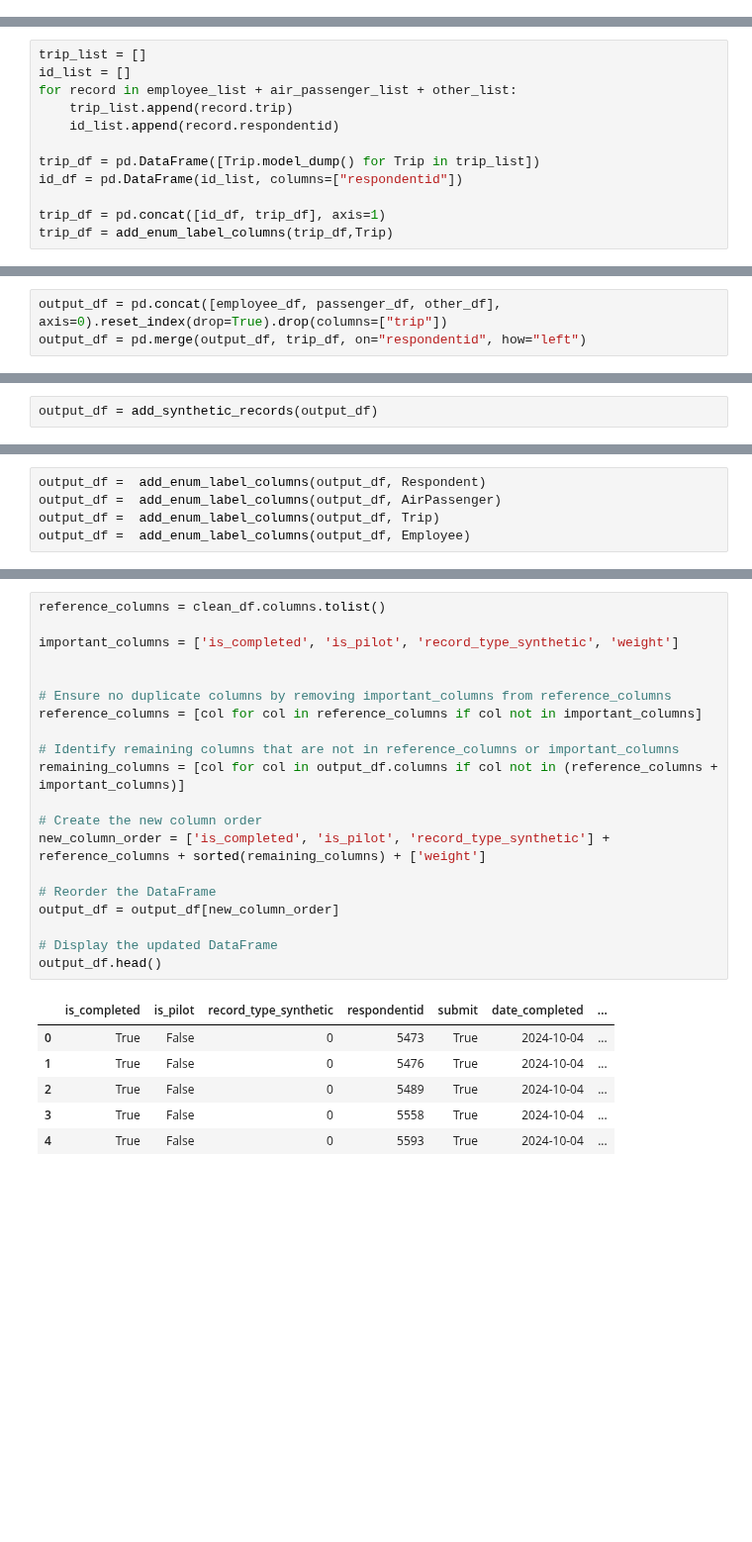
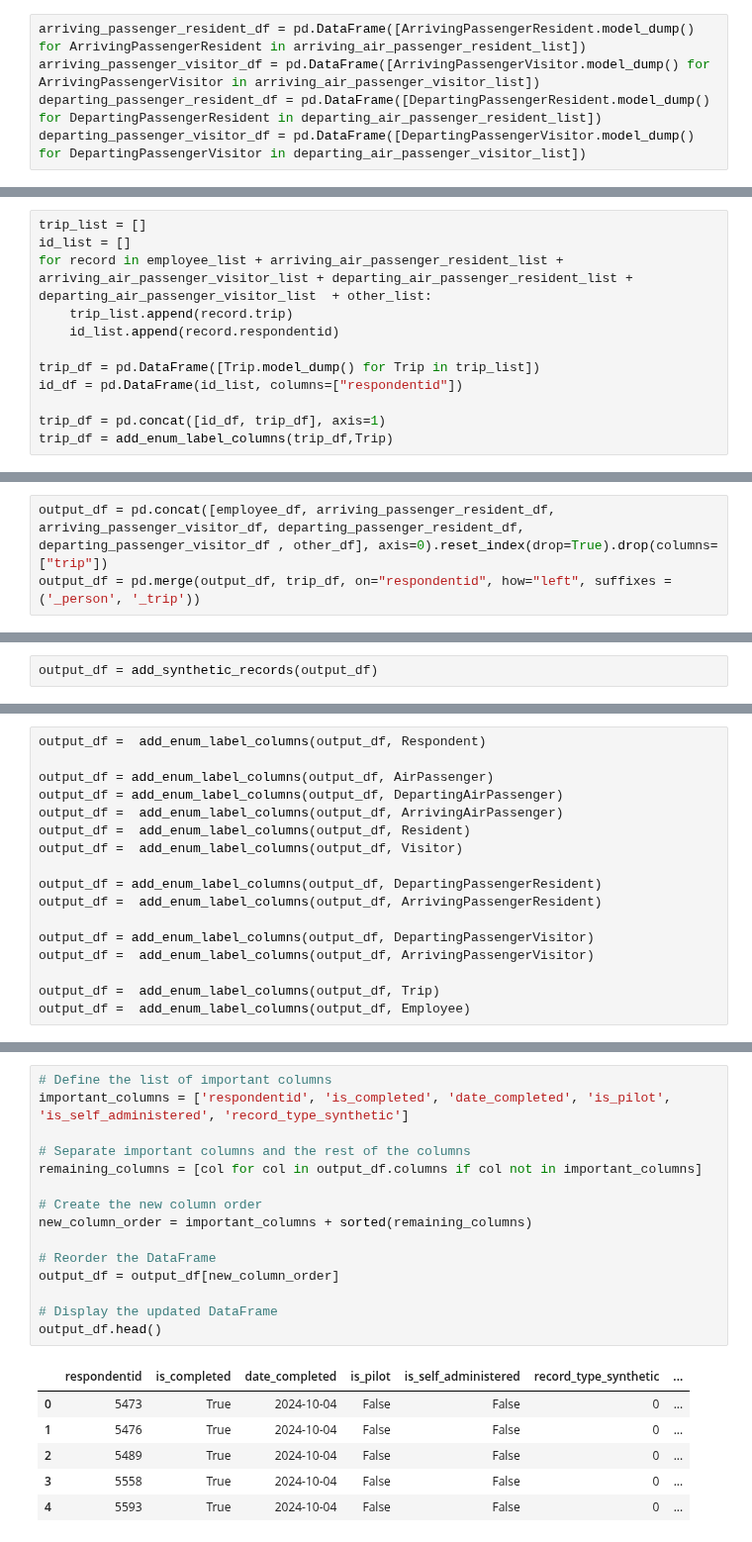
Before and after one commit to wsp-sag/Survey_Airport, a Jupyter notebook: notebooks/01-make-clean-data-from-raw-data.ipynb, the cells around one changed output, grey strips where cells are left out. Shown at 99% size. Cells and saved outputs as stored; diff of their text form; blank space fills up the shorter version.

Commit message:
Cleanup

```diff
--- a/notebooks/01-make-clean-data-from-raw-data.ipynb
+++ b/notebooks/01-make-clean-data-from-raw-data.ipynb
@@ -415,0 +620,5 @@ passenger_df = pd.DataFrame([AirPassenger.model_dump() for AirPassenger in air_p
+# %%
+arriving_passenger_resident_df = pd.DataFrame([ArrivingPassengerResident.model_dump() for ArrivingPassengerResident in arriving_air_passenger_resident_list])
+arriving_passenger_visitor_df = pd.DataFrame([ArrivingPassengerVisitor.model_dump() for ArrivingPassengerVisitor in arriving_air_passenger_visitor_list])
+departing_passenger_resident_df = pd.DataFrame([DepartingPassengerResident.model_dump() for DepartingPassengerResident in departing_air_passenger_resident_list])
+departing_passenger_visitor_df = pd.DataFrame([DepartingPassengerVisitor.model_dump() for DepartingPassengerVisitor in departing_air_passenger_visitor_list])
@@ -423,7 +647,7 @@ len(other_list)
 # %%
 trip_list = []
 id_list = []
-for record in employee_list + air_passenger_list + other_list:
+for record in employee_list + arriving_air_passenger_resident_list + arriving_air_passenger_visitor_list + departing_air_passenger_resident_list + departing_air_passenger_visitor_list  + other_list:
     trip_list.append(record.trip)
     id_list.append(record.respondentid)
 
@@ -438,7 +664,7 @@ trip_df = add_enum_label_columns(trip_df,Trip)
   return self.__pydantic_serializer__.to_python(
 # %%
-output_df = pd.concat([employee_df, passenger_df, other_df], axis=0).reset_index(drop=True).drop(columns=["trip"])
-output_df = pd.merge(output_df, trip_df, on="respondentid", how="left")
+output_df = pd.concat([employee_df, arriving_passenger_resident_df, arriving_passenger_visitor_df, departing_passenger_resident_df, departing_passenger_visitor_df , other_df], axis=0).reset_index(drop=True).drop(columns=["trip"])
+output_df = pd.merge(output_df, trip_df, on="respondentid", how="left", suffixes = ('_person', '_trip'))
 # %%
 output_df.shape
 # %% [output]
@@ -448,5 +684,17 @@ output_df = add_synthetic_records(output_df)
 # %%
 output_df =  add_enum_label_columns(output_df, Respondent)
-output_df =  add_enum_label_columns(output_df, AirPassenger)
+
+output_df = add_enum_label_columns(output_df, AirPassenger)
+output_df = add_enum_label_columns(output_df, DepartingAirPassenger)
+output_df =  add_enum_label_columns(output_df, ArrivingAirPassenger)
+output_df =  add_enum_label_columns(output_df, Resident)
+output_df =  add_enum_label_columns(output_df, Visitor)
+
+output_df = add_enum_label_columns(output_df, DepartingPassengerResident)
+output_df =  add_enum_label_columns(output_df, ArrivingPassengerResident)
+
+output_df = add_enum_label_columns(output_df, DepartingPassengerVisitor)
+output_df =  add_enum_label_columns(output_df, ArrivingPassengerVisitor)
+
 output_df =  add_enum_label_columns(output_df, Trip)
 output_df =  add_enum_label_columns(output_df, Employee)
@@ -467,27 +701,22 @@ Name: count, dtype: int64
 # %%
-reference_columns = clean_df.columns.tolist()
+# Define the list of important columns
+important_columns = ['respondentid', 'is_completed', 'date_completed', 'is_pilot', 'is_self_administered', 'record_type_synthetic']
 
-important_columns = ['is_completed', 'is_pilot', 'record_type_synthetic', 'weight']
-
-
-# Ensure no duplicate columns by removing important_columns from reference_columns
-reference_columns = [col for col in reference_columns if col not in important_columns]
-
-# Identify remaining columns that are not in reference_columns or important_columns
-remaining_columns = [col for col in output_df.columns if col not in (reference_columns + important_columns)]
+# Separate important columns and the rest of the columns
+remaining_columns = [col for col in output_df.columns if col not in important_columns]
 
 # Create the new column order
-new_column_order = ['is_completed', 'is_pilot', 'record_type_synthetic'] + reference_columns + sorted(remaining_columns) + ['weight']
+new_column_order = important_columns + sorted(remaining_columns)
 
 # Reorder the DataFrame
 output_df = output_df[new_column_order]
 
 # Display the updated DataFrame
 output_df.head()
 # %% [output]
-|  | is_completed | is_pilot | record_type_synthetic | respondentid | submit | date_completed | ... |
-| 0 | True | False | 0 | 5473 | True | 2024-10-04 | ... |
-| 1 | True | False | 0 | 5476 | True | 2024-10-04 | ... |
-| 2 | True | False | 0 | 5489 | True | 2024-10-04 | ... |
-| 3 | True | False | 0 | 5558 | True | 2024-10-04 | ... |
-| 4 | True | False | 0 | 5593 | True | 2024-10-04 | ... |
+|  | respondentid | is_completed | date_completed | is_pilot | is_self_administered | record_type_synthetic | ... |
+| 0 | 5473 | True | 2024-10-04 | False | False | 0 | ... |
+| 1 | 5476 | True | 2024-10-04 | False | False | 0 | ... |
+| 2 | 5489 | True | 2024-10-04 | False | False | 0 | ... |
+| 3 | 5558 | True | 2024-10-04 | False | False | 0 | ... |
+| 4 | 5593 | True | 2024-10-04 | False | False | 0 | ... |
```
Also changed, not shown: parts of 30 cells of this notebook.
